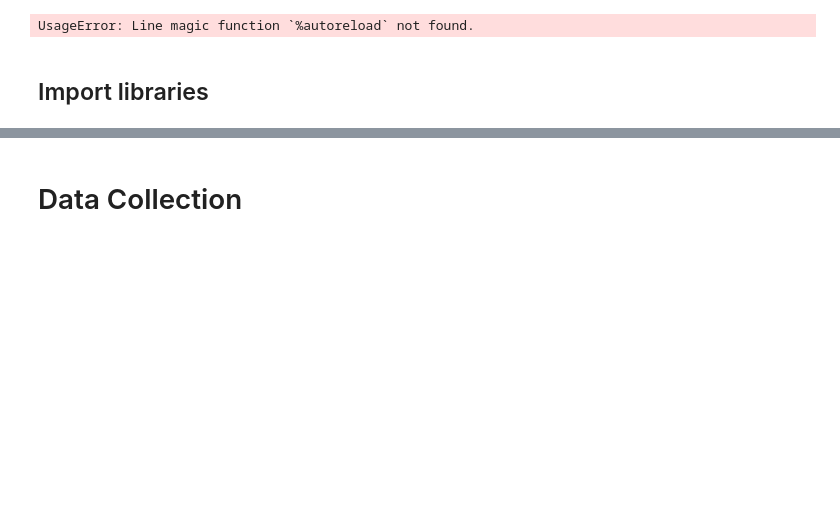
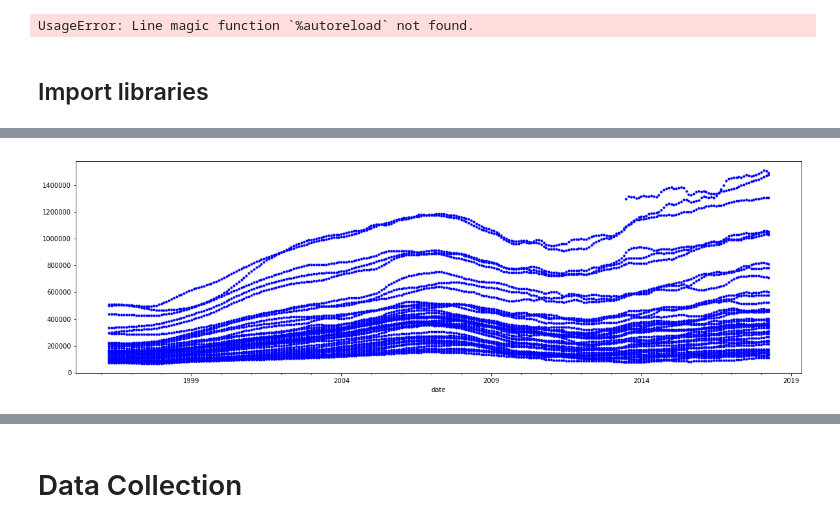
Before and after one commit to AdamBlomfield/mod_4_project, a Jupyter notebook: notebooks/rm_mod_4.ipynb, the cells around one changed output, grey strips where cells are left out. Drawn from its saved outputs; the diff is of its cells as text; code cells hidden in the pictures; blank space fills up the shorter version.

```diff
--- a/notebooks/rm_mod_4.ipynb
+++ b/notebooks/rm_mod_4.ipynb
@@ -59,0 +121,5 @@ zillow_df = raw_df.copy()
+# %%
+ax = temp_df.plot(figsize=(20,6), style = '.b')
+ax.get_legend().remove()
+# %% [output]
+[figure, added]
```
Also changed, not shown: parts of 14 cells of this notebook, 2 other files.
